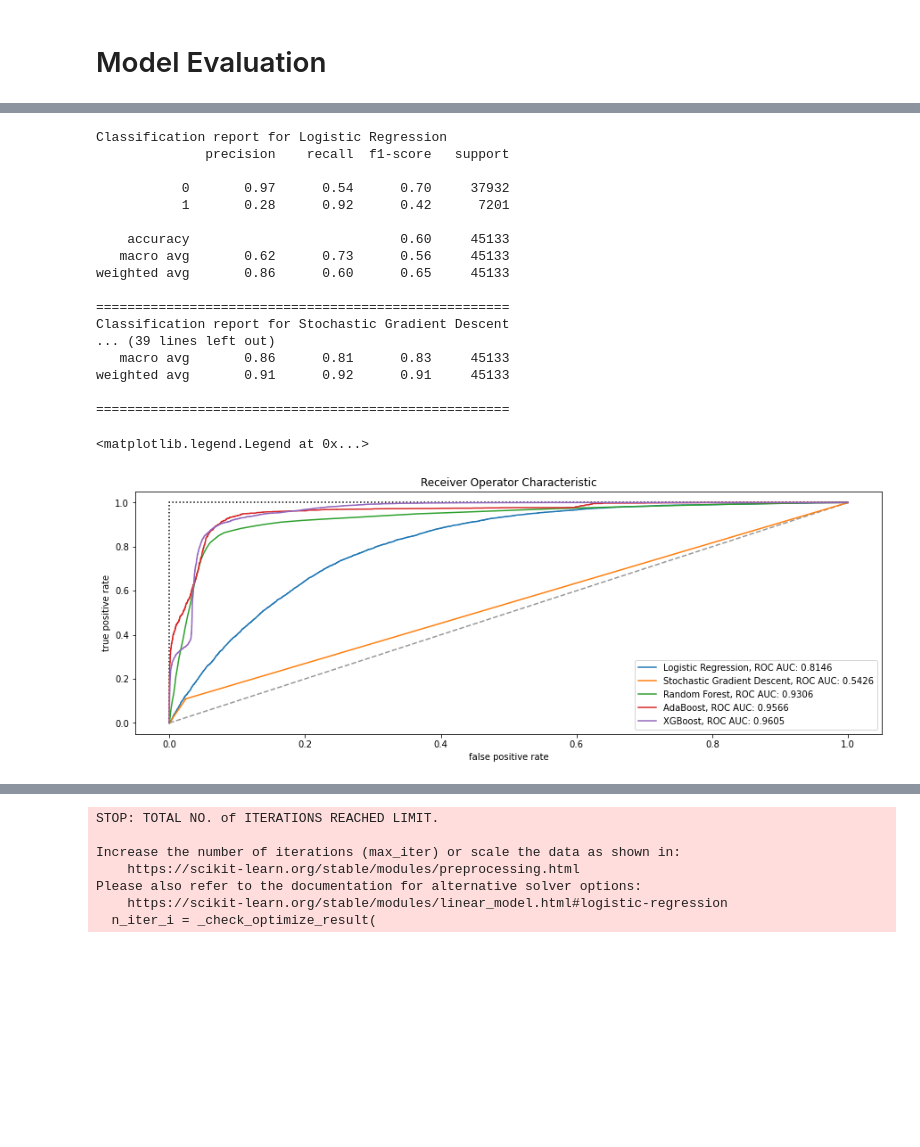
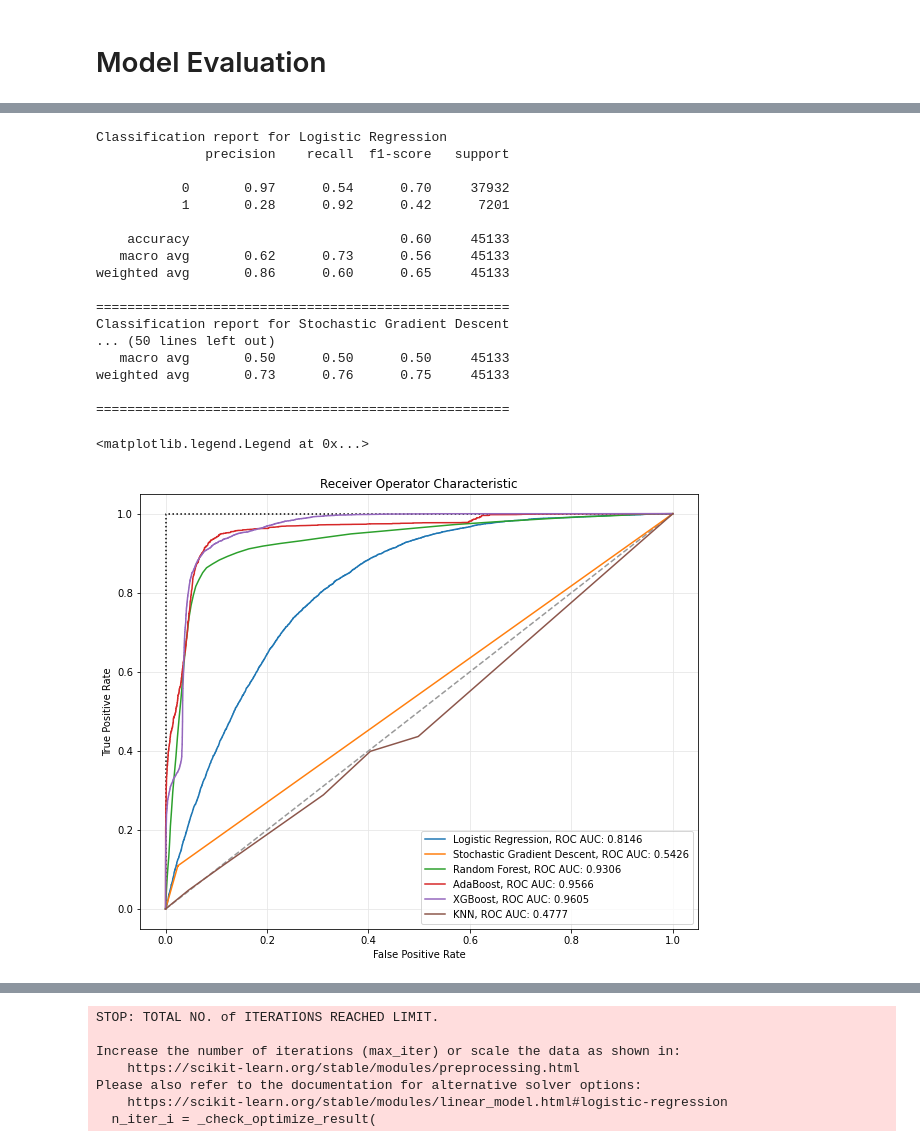
Before and after one commit to tmyroniuk/Naukma_api_project, a Jupyter notebook: 5. Model Training.ipynb, the cells around one changed output, grey strips where cells are left out. Drawn from its saved outputs; the diff is of its cells as text; code cells hidden in the pictures; blank space fills up the shorter version.

Commit message:
Add kNN model, validation stats

```diff
--- a/5. Model Training.ipynb
+++ b/5. Model Training.ipynb
@@ -198,7 +191,7 @@ models['Logistic Regression'] = LogisticRegression(random_state=5, class_weight=
 
 # Support Vector Machines - Poor performance
 # from sklearn.svm import SVC
-# models['Support Vector Machines'] = SVC(random_state=5, class_weight="balanced", kernel='sigmoid', verbose=True)
+# models['Support Vector Machines'] = SVC(random_state=5, class_weight="balanced", verbose=True)
 
 # Stochastic Gradient Descent
 from sklearn.linear_model import SGDClassifier
@@ -216,6 +209,10 @@ models['AdaBoost'] = AdaBoostClassifier(random_state=5)
 # XGBoost
 from xgboost import XGBClassifier
 models['XGBoost'] = XGBClassifier(random_state=5, objective='binary:logistic', booster='gbtree', verbose=2)
+
+# k-Nearest Neighbors
+from sklearn.neighbors import KNeighborsClassifier
+models['KNN'] = KNeighborsClassifier(n_neighbors=7)
 # %%
 models
 # %% [output]
@@ -314,19 +329,33 @@ Parameters: { "verbose" } are not used.
 # %%
-accuracy, precision, recall, f1 = {}, {}, {}, {}
+accuracy, precision, recall, f1, auc, pr_auc, loss, b_loss, ks_stat, matthews_corr = {}, {}, {}, {}, {}, {}, {}, {}, {}, {}
 
 for key in models.keys():
 
     # Calculate metrics
-    accuracy[key] = accuracy_score(predict_dict[key], y_test)
-    precision[key] = precision_score(predict_dict[key], y_test)
-    recall[key] = recall_score(predict_dict[key], y_test)
-    f1[key] = f1_score(predict_dict[key], y_test)
+    accuracy[key] = accuracy_score(y_test, predict_dict[key])
+    precision[key] = precision_score(y_test, predict_dict[key])
+    recall[key] = recall_score(y_test, predict_dict[key])
+    f1[key] = f1_score(y_test, predict_dict[key])
+    auc[key] = roc_auc_score(y_test, predict_proba_dict[key])
+    pr_auc[key] = average_precision_score(y_test, predict_proba_dict[key])
+    loss[key] = log_loss(y_test, predict_proba_dict[key])
+    b_loss[key] = brier_score_loss(y_test, predict_proba_dict[key])
+    ks_stat[key] =  binary_ks_curve(y_test, predict_proba_dict[key])[3]
+    matthews_corr[key] = matthews_corrcoef(y_test, predict_dict[key])
 
-df_model = pd.DataFrame(index=models.keys(), columns=['Accuracy', 'Precision', 'Recall', 'F1'])
+columns=['Accuracy', 'Precision', 'Recall', 'F1', 'ROC AUC', 'PR AUC', 'Log loss', 'Brier score', 'KS', 'MCC']
+df_model = pd.DataFrame(index=models.keys(), columns=columns)
+
 df_model['Accuracy'] = accuracy.values()
 df_model['Precision'] = precision.values()
 df_model['Recall'] = recall.values()
 df_model['F1'] = f1.values()
+df_model['ROC AUC'] = auc.values()
+df_model['PR AUC'] = pr_auc.values()
+df_model['Log loss'] = loss.values()
+df_model['Brier score'] = b_loss.values()
+df_model['KS'] = ks_stat.values()
+df_model['MCC'] = matthews_corr.values()
 
 df_model
 # %% [output]
@@ -375,38 +407,40 @@ weighted avg       0.86      0.60      0.65     45133
 
 =====================================================
 Classification report for Stochastic Gradient Descent
-... (39 lines left out)
-   macro avg       0.86      0.81      0.83     45133
-weighted avg       0.91      0.92      0.91     45133
+... (50 lines left out)
+   macro avg       0.50      0.50      0.50     45133
+weighted avg       0.73      0.76      0.75     45133
 
 =====================================================
 # %%
 # ROC curves
 from sklearn.metrics import roc_curve
 from sklearn.metrics import roc_auc_score
 
 #set up plotting area
+plt.rcParams["figure.figsize"] = [10, 8]
 plt.figure(0).clf()
 
 # roc curve for random and perfect models
 plt.plot([0, 1], [0, 1], linestyle = '--', color = (0.6, 0.6, 0.6))
 plt.plot([0, 0, 1], [0, 1, 1], linestyle = ':', color = 'black')
 
 for key in models.keys():
     fpr, tpr, thresholds = roc_curve(y_test, predict_proba_dict[key])
     auc = round(roc_auc_score(y_test, predict_proba_dict[key]), 4)
     plt.plot(fpr, tpr, label=f"{key}, ROC AUC: {auc}")
 
 
 plt.xlim([-0.05, 1.05])
 plt.ylim([-0.05, 1.05])
 plt.xlabel('False Positive Rate')
 plt.ylabel('True Positive Rate')
 plt.title('Receiver Operator Characteristic')
+plt.grid(color='0.9')
 plt.legend()
 # %% [output]
 <matplotlib.legend.Legend at 0x...>
-[figure, old version]
+[figure, new version]
 # %%
 # Precision Recall Curve
 from sklearn.metrics import precision_recall_curve
```
Also changed, not shown: parts of 11 cells of this notebook.
